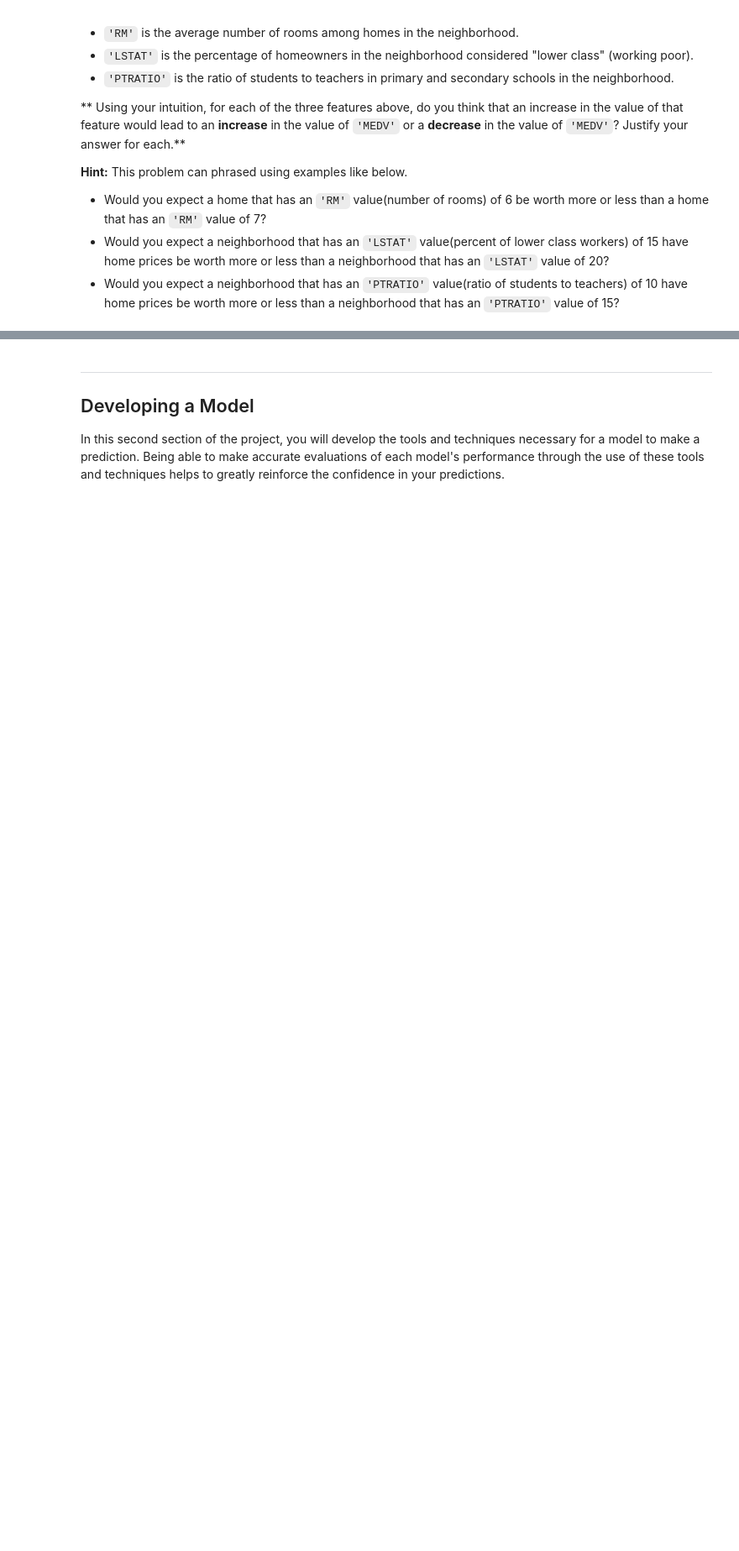
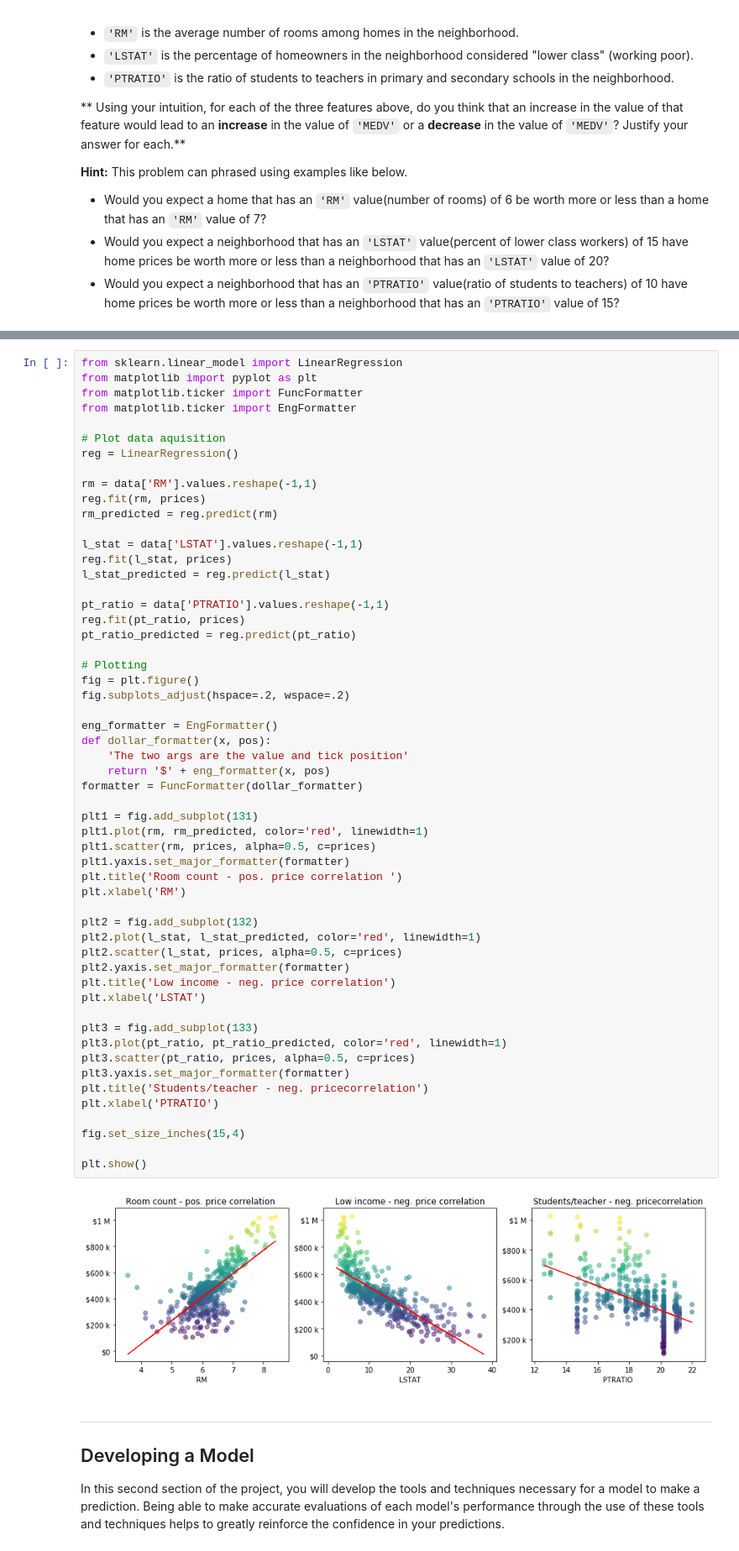
Before and after one commit to consideRatio/machine-learning, a Jupyter notebook: projects/boston_housing/boston_housing.ipynb, the cells around one changed output, grey strips where cells are left out. Shown: that part at 84% size. Drawn from its saved outputs; the diff is of its cells as text; blank space fills up the shorter version.

```diff
--- a/projects/boston_housing/boston_housing.ipynb
+++ b/projects/boston_housing/boston_housing.ipynb
@@ -112,3 +116,60 @@ As a reminder, we are using three features from the Boston housing dataset: `'RM
+# %%
+from sklearn.linear_model import LinearRegression
+from matplotlib import pyplot as plt
+from matplotlib.ticker import FuncFormatter
+from matplotlib.ticker import EngFormatter
+
+# Plot data aquisition
+reg = LinearRegression()
+
+rm = data['RM'].values.reshape(-1,1)
+reg.fit(rm, prices)
+rm_predicted = reg.predict(rm)
+
+l_stat = data['LSTAT'].values.reshape(-1,1)
+reg.fit(l_stat, prices)
+l_stat_predicted = reg.predict(l_stat)
+
+pt_ratio = data['PTRATIO'].values.reshape(-1,1)
+reg.fit(pt_ratio, prices)
+pt_ratio_predicted = reg.predict(pt_ratio)
+
+# Plotting
+fig = plt.figure()
+fig.subplots_adjust(hspace=.2, wspace=.2)
+
+eng_formatter = EngFormatter()
+def dollar_formatter(x, pos):
+    'The two args are the value and tick position'
+    return '$' + eng_formatter(x, pos)
+formatter = FuncFormatter(dollar_formatter)
+
+plt1 = fig.add_subplot(131)
+plt1.plot(rm, rm_predicted, color='red', linewidth=1)
+plt1.scatter(rm, prices, alpha=0.5, c=prices)
+plt1.yaxis.set_major_formatter(formatter)
+plt.title('Room count - pos. price correlation ')
+plt.xlabel('RM')
+
+plt2 = fig.add_subplot(132)
+plt2.plot(l_stat, l_stat_predicted, color='red', linewidth=1)
+plt2.scatter(l_stat, prices, alpha=0.5, c=prices)
+plt2.yaxis.set_major_formatter(formatter)
+plt.title('Low income - neg. price correlation')
+plt.xlabel('LSTAT')
+
+plt3 = fig.add_subplot(133)
+plt3.plot(pt_ratio, pt_ratio_predicted, color='red', linewidth=1)
+plt3.scatter(pt_ratio, prices, alpha=0.5, c=prices)
+plt3.yaxis.set_major_formatter(formatter)
+plt.title('Students/teacher - neg. pricecorrelation')
+plt.xlabel('PTRATIO')
+
+fig.set_size_inches(15,4)
+
+plt.show()
+# %% [output]
+[figure, added]
 # %% [markdown]
 ----
 
```
Also changed, not shown: parts of 10 cells of this notebook, 2 other files.
